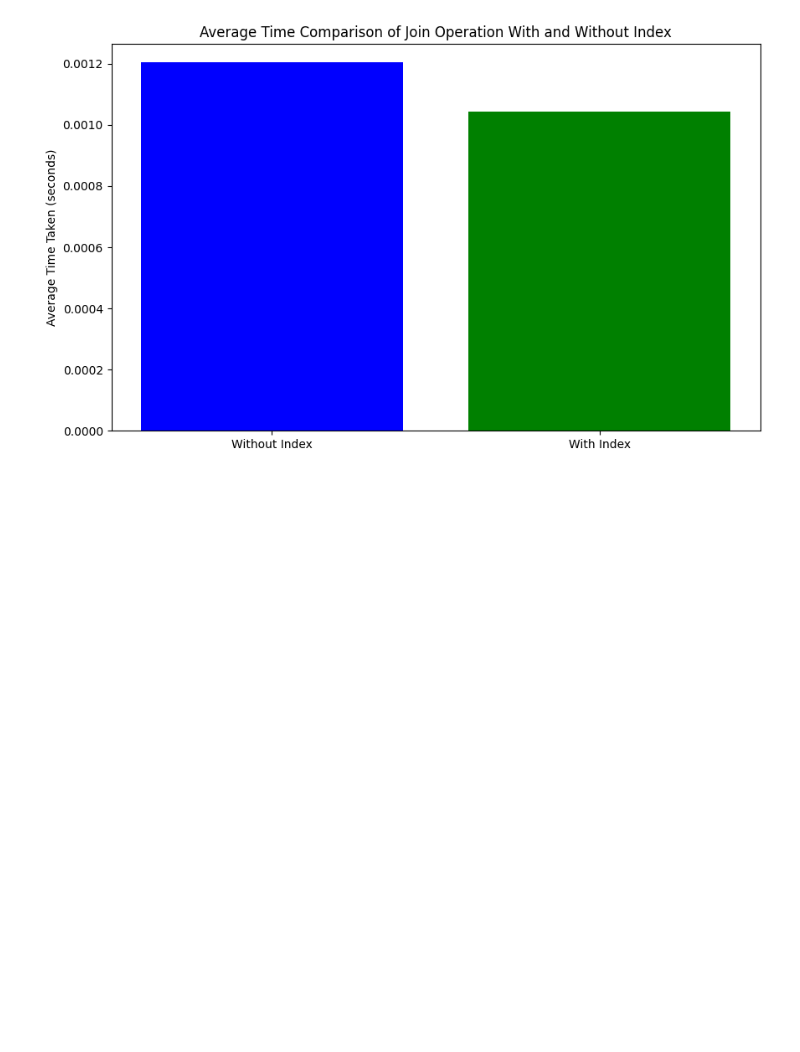
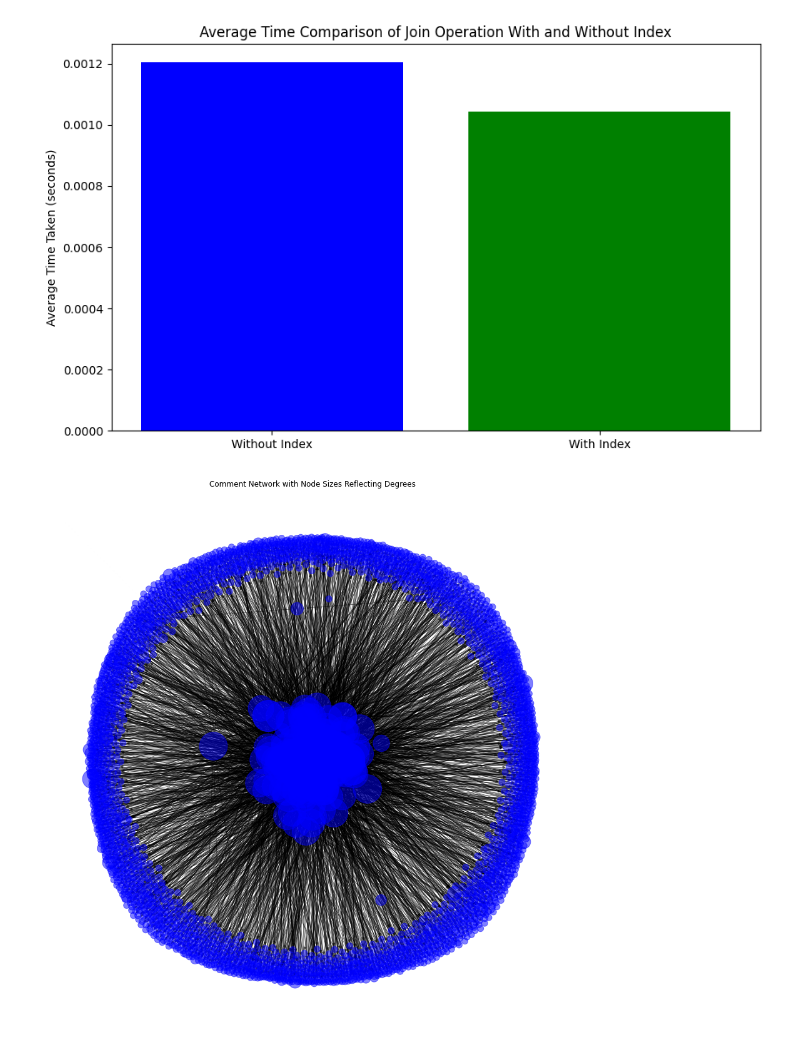
Before and after one commit to davidhfrost/csds234, a Jupyter notebook: data_loader.ipynb, the cells around one changed output. Drawn from its saved outputs; the diff is of its cells as text; code cells hidden in the pictures; blank space fills up the shorter version.

Commit message:
network comment

```diff
--- a/data_loader.ipynb
+++ b/data_loader.ipynb
@@ -776,3 +776,40 @@ plt.show()
 conn.close()
 # %% [output]
 [figure]
+# %%
+import pandas as pd
+import networkx as nx
+import matplotlib.pyplot as plt
+
+# Read the data
+df = pd.read_csv("Data/0.txt", sep="\t", header=None)
+
+# compress the 10th column onward into one column without NaN values
+df[9] = df.iloc[:, 9:].apply(lambda x: ','.join(x.dropna().astype(str)), axis=1)
+# drop the 11th column onward
+df.drop(df.iloc[:, 10:], inplace=True, axis=1)
+df.columns = ["video ID", "uploader", "age", "category", "length", "views", "rate", "ratings", "comments", "Related IDs"]
+# Create a directed graph
+G = nx.DiGraph()
+
+for index, row in df.iterrows():
+    video_id = row[0]
+    related_ids = row[9].split(',')
+
+    # Add edges between the video and each related video
+    for related_id in related_ids:
+        G.add_edge(video_id, related_id)
+
+# Calculate node degrees (total degree)
+degrees = dict(G.degree())
+
+# Define node sizes based on degrees (scaled for better visualization)
+node_sizes = [degrees[node] * 100 for node in G.nodes()]
+
+# Visualization
+plt.figure(figsize=(12, 12))
+nx.draw(G, with_labels=False, node_size=node_sizes, node_color="blue", alpha=0.5, arrows=True)
+plt.title("Comment Network with Node Sizes Reflecting Degrees")
+plt.show()
+# %% [output]
+[figure, added]
```
Also changed, not shown: 3 other files.
